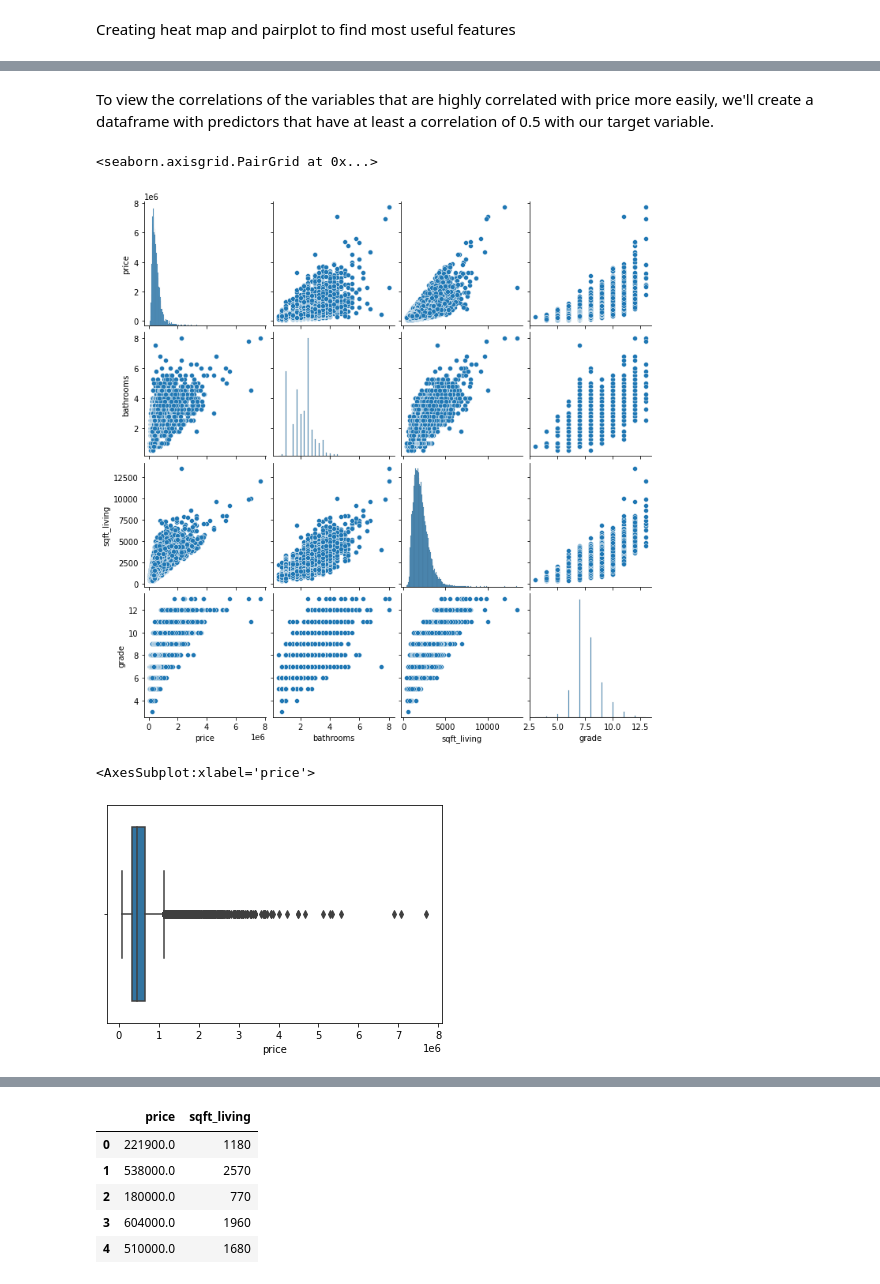
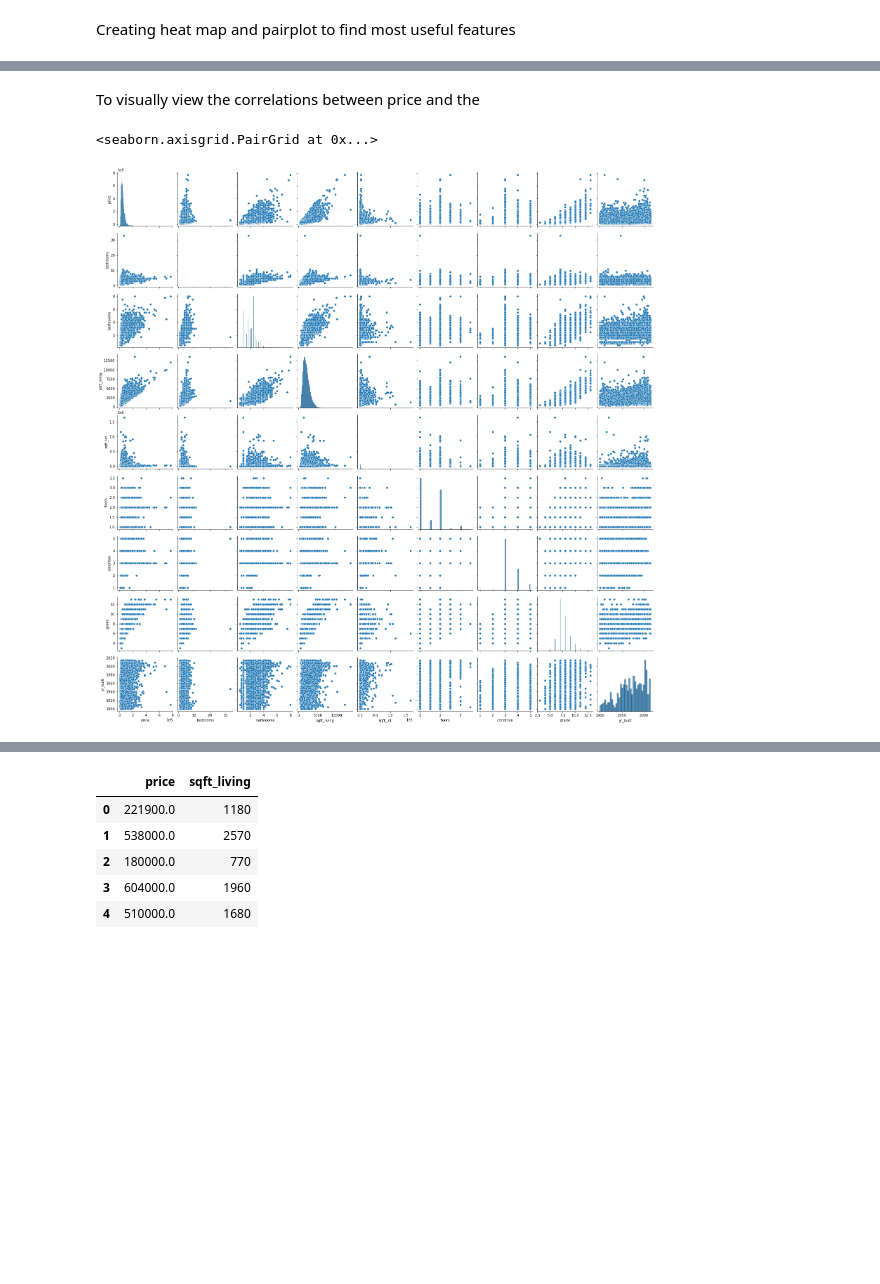
Before and after one commit to nancyho83/Property-Development-Analysis, a Jupyter notebook: Property_Development_Analysis.ipynb, the cells around one changed output, grey strips where cells are left out. Drawn from its saved outputs; the diff is of its cells as text; code cells hidden in the pictures; blank space fills up the shorter version.

```diff
--- a/Property_Development_Analysis.ipynb
+++ b/Property_Development_Analysis.ipynb
@@ -118,7 +122,7 @@ Dropping variables and creating new df. Variables that were dropped were chosen
 housing_df = df.drop(['view', 'lat', 'long',
                       'sqft_living15', 'sqft_lot15', 'zipcode',
                       'sqft_above', 'sqft_basement', 'date',
-                      'yr_renovated'], axis = 1)
+                      'yr_renovated', 'waterfront'], axis = 1)
 # %%
 housing_df.head()
 # %% [output]
@@ -131,7 +135,7 @@ housing_df.head()
 # %% [markdown]
 Changing `id` column to strings. Each house has its own unique ID, so it doesn't make sense to include it with the numerical data that will be used to perform statistical analysis.
 # %%
-housing_df['id'] = housing_df['id'].astype(str)
+housing_df['id'] = housing_df['id'].astype('str')
 # %%
 housing_df.info()
 # %% [output]
@@ -173,13 +175,7 @@ corr_df
-# %% [markdown]
-To view the correlations of the variables that are highly correlated with price more easily, we'll create a dataframe with predictors that have at least a correlation of 0.5 with our target variable.
-# %%
-corr_housing_df = housing_df[['price', 'bathrooms', 'sqft_living', 'grade']]
-sns.pairplot(corr_housing_df)
-# %% [output]
-<seaborn.axisgrid.PairGrid at 0x...>
-[figure, removed]
+# %% [markdown]
+To visually view the correlations between price and the
 # %%
-sns.boxplot(housing_df['price'])
+sns.pairplot(housing_df)
 # %% [output]
-<AxesSubplot:xlabel='price'>
+<seaborn.axisgrid.PairGrid at 0x...>
-[figure, old version]
+[figure, new version]
```
Also changed, not shown: parts of 46 cells of this notebook.
